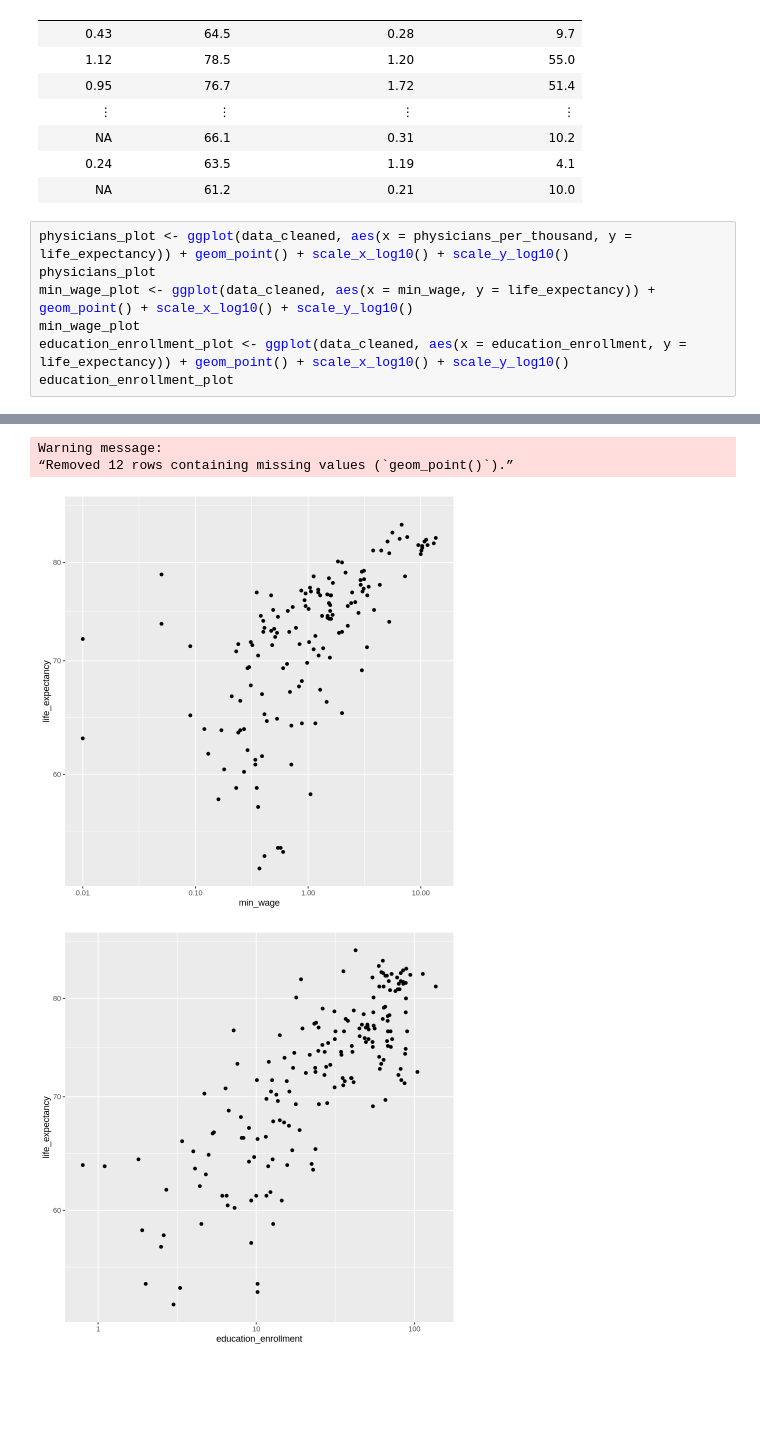
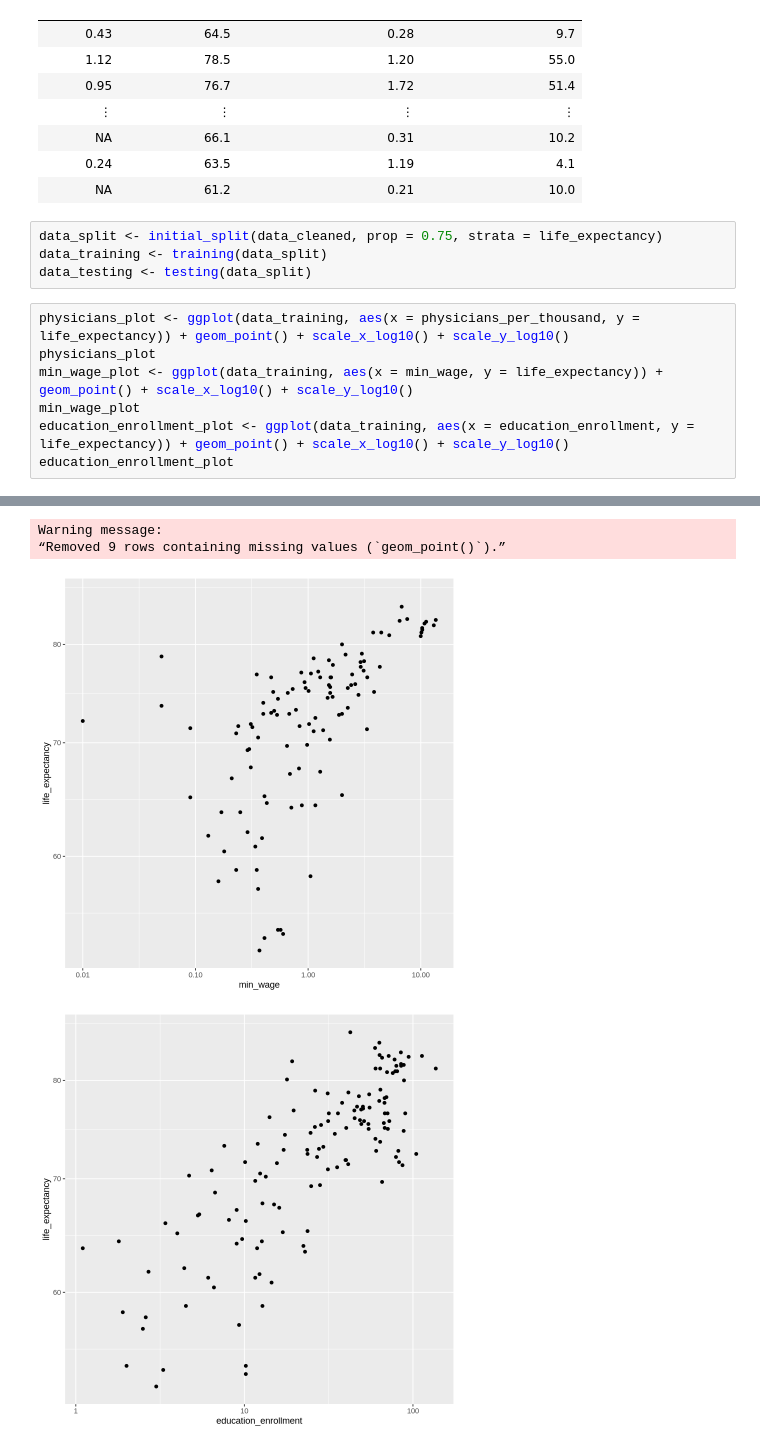
Before and after one commit to Russell-97/Life-Expectancy-Predictor, a Jupyter notebook: Prelim Data Anal.ipynb, the cells around one changed output, grey strips where cells are left out. Saved outputs shown, nothing was run; the diff lists cells and outputs as text; blank space fills up the shorter version.

```diff
--- a/Prelim Data Anal.ipynb
+++ b/Prelim Data Anal.ipynb
@@ -68,12 +47,16 @@ A tibble: 195 × 4
 | NA | 66.1 | 0.31 | 10.2 |
 | 0.24 | 63.5 | 1.19 | 4.1 |
 | NA | 61.2 | 0.21 | 10.0 |
+# %%
+data_split <- initial_split(data_cleaned, prop = 0.75, strata = life_expectancy)
+data_training <- training(data_split)
+data_testing <- testing(data_split)
 # %%
-physicians_plot <- ggplot(data_cleaned, aes(x = physicians_per_thousand, y = life_expectancy)) + geom_point() + scale_x_log10() + scale_y_log10()
+physicians_plot <- ggplot(data_training, aes(x = physicians_per_thousand, y = life_expectancy)) + geom_point() + scale_x_log10() + scale_y_log10()
 physicians_plot
-min_wage_plot <- ggplot(data_cleaned, aes(x = min_wage, y = life_expectancy)) + geom_point() + scale_x_log10() + scale_y_log10()
+min_wage_plot <- ggplot(data_training, aes(x = min_wage, y = life_expectancy)) + geom_point() + scale_x_log10() + scale_y_log10()
 min_wage_plot
-education_enrollment_plot <- ggplot(data_cleaned, aes(x = education_enrollment, y = life_expectancy)) + geom_point() + scale_x_log10() + scale_y_log10()
+education_enrollment_plot <- ggplot(data_training, aes(x = education_enrollment, y = life_expectancy)) + geom_point() + scale_x_log10() + scale_y_log10()
 education_enrollment_plot
 # %% [output]
 Warning message:
@@ -84,4 +67,4 @@ Warning message:
 Warning message:
-“Removed 12 rows containing missing values (`geom_point()`).”
+“Removed 9 rows containing missing values (`geom_point()`).”
-[figure, old version]
+[figure, new version]
-[figure, old version]
+[figure, new version]
```
Also changed, not shown: parts of 2 cells of this notebook.
